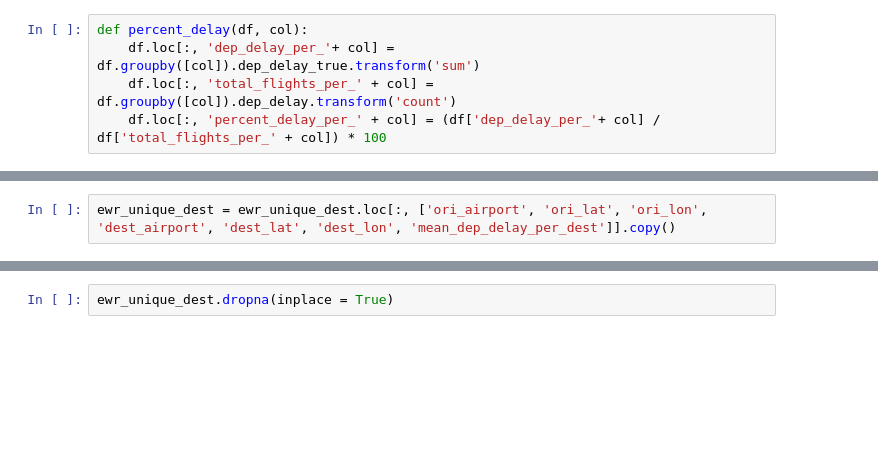
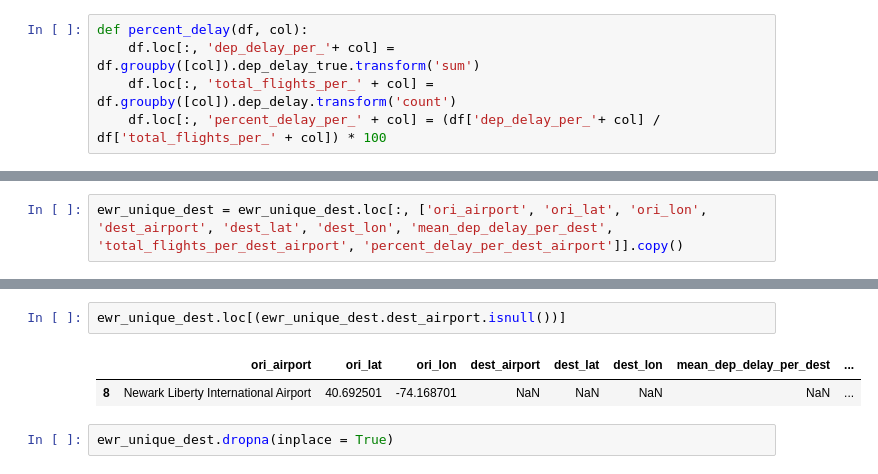
Before and after one commit to axbraae/final_project, a Jupyter notebook: analysis/Geospatial_analysis.ipynb, the cells around one changed output, grey strips where cells are left out. Cells and saved outputs as stored; diff of their text form; blank space fills up the shorter version.

```diff
--- a/analysis/Geospatial_analysis.ipynb
+++ b/analysis/Geospatial_analysis.ipynb
@@ -59,3 +188,3 @@ ewr_unique_dest = ewr_geo.drop_duplicates(['dest_airport', 'mean_dep_delay_per_d
 # %%
 ewr_unique_dest = ewr_unique_dest.loc[:, ['ori_airport', 'ori_lat', 'ori_lon',
-'dest_airport', 'dest_lat', 'dest_lon', 'mean_dep_delay_per_dest']].copy()
+'dest_airport', 'dest_lat', 'dest_lon', 'mean_dep_delay_per_dest', 'total_flights_per_dest_airport', 'percent_delay_per_dest_airport']].copy()
@@ -62,3 +204,8 @@ ewr_unique_dest = ewr_unique_dest.loc[:, ['ori_airport', 'ori_lat', 'ori_lon',
+# %%
+ewr_unique_dest.loc[(ewr_unique_dest.dest_airport.isnull())]
+# %% [output]
+|  | ori_airport | ori_lat | ori_lon | dest_airport | dest_lat | dest_lon | mean_dep_delay_per_dest | ... |
+| 8 | Newark Liberty International Airport | 40.692501 | -74.168701 | NaN | NaN | NaN | NaN | ... |
 # %%
 ewr_unique_dest.dropna(inplace = True)
 # %%
```
Also changed, not shown: parts of 33 cells of this notebook.
